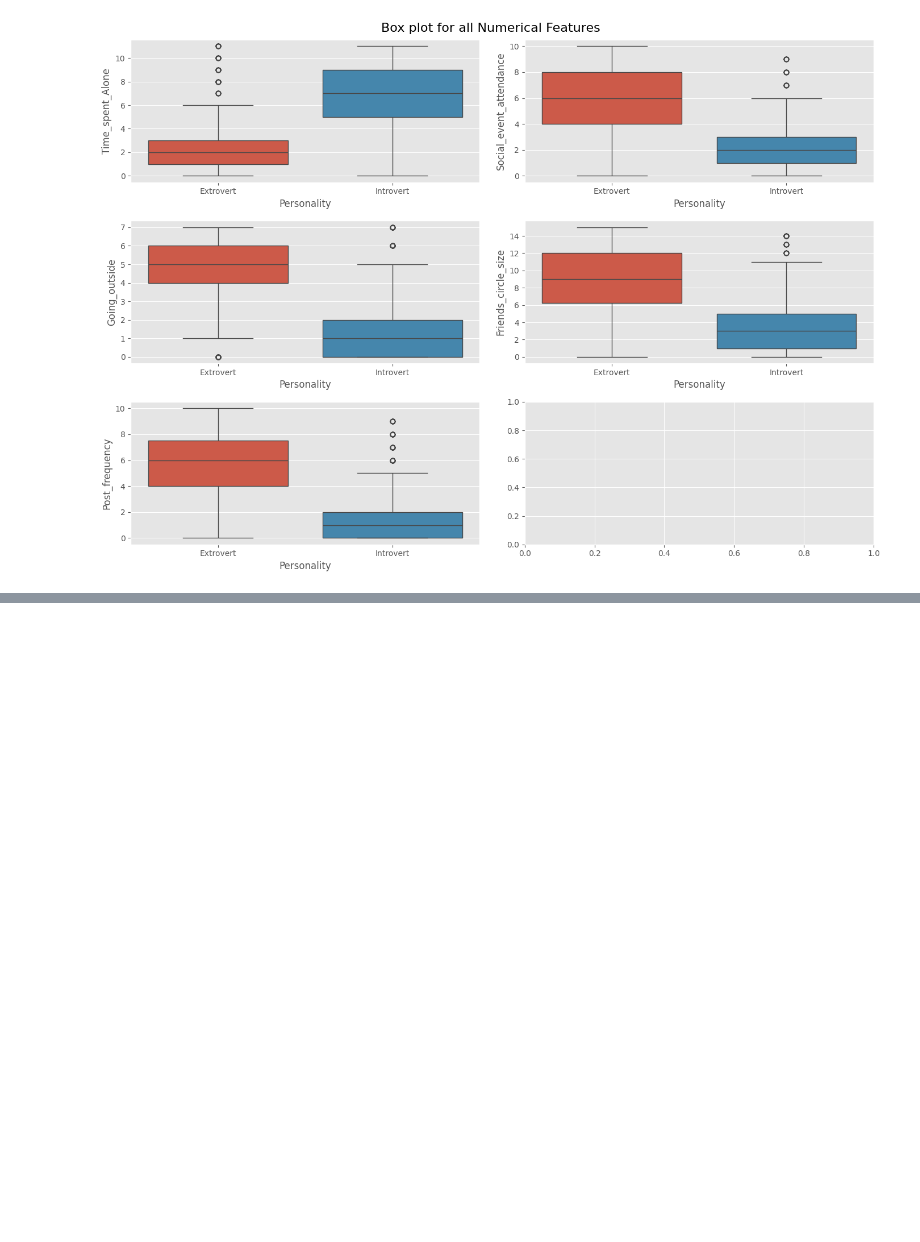
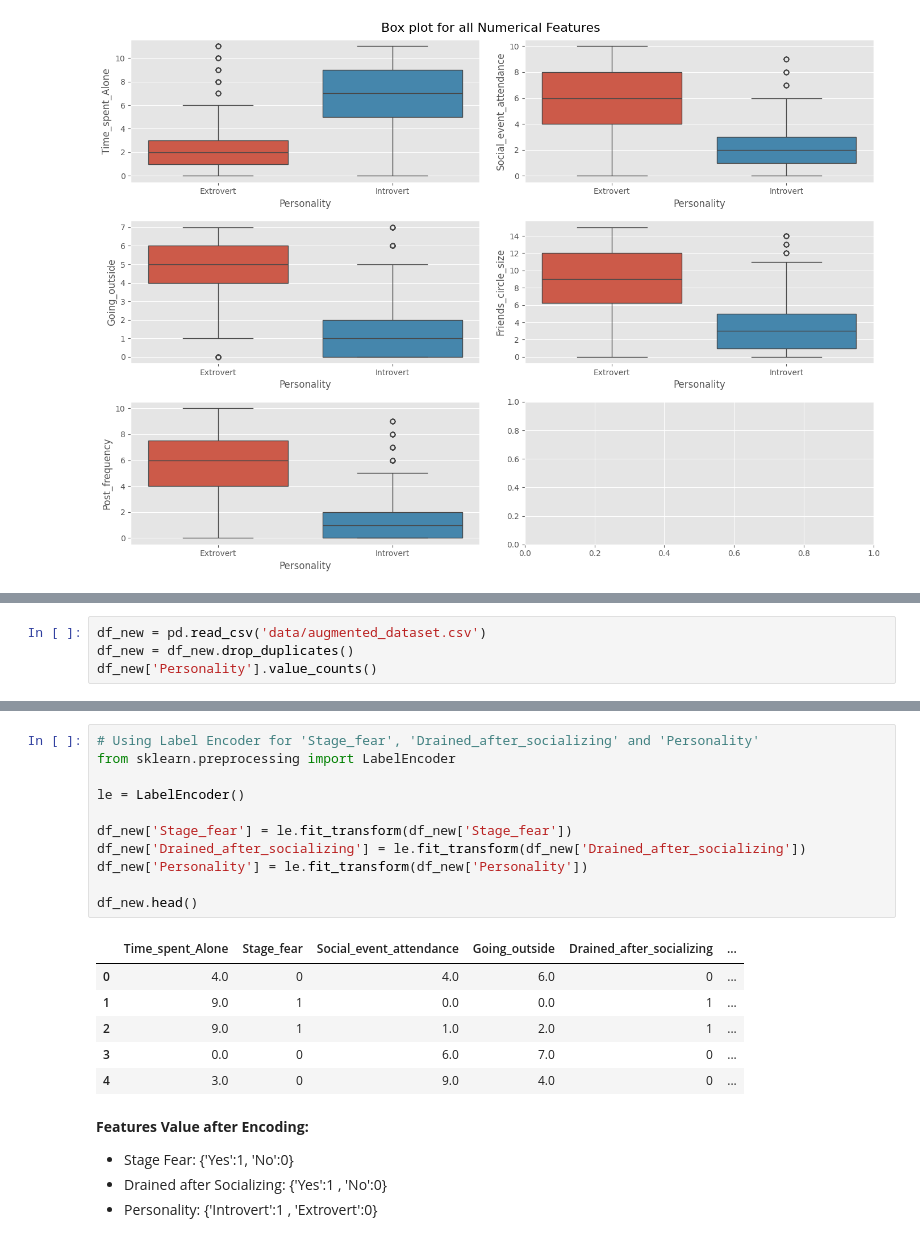
Before and after one commit to AnubhavYadavBCA25/Introvert-vs-Extrovert-Classification-Project, a Jupyter notebook: notebook/EDA.ipynb, the cells around one changed output, grey strips where cells are left out. Saved outputs shown, nothing was run; the diff lists cells and outputs as text; blank space fills up the shorter version.

```diff
--- a/notebook/EDA.ipynb
+++ b/notebook/EDA.ipynb
@@ -217,0 +289,4 @@ plt.tight_layout()
+# %%
+df_new = pd.read_csv('data/augmented_dataset.csv')
+df_new = df_new.drop_duplicates()
+df_new['Personality'].value_counts()
@@ -217,0 +342,23 @@ plt.tight_layout()
+# %%
+# Using Label Encoder for 'Stage_fear', 'Drained_after_socializing' and 'Personality'
+from sklearn.preprocessing import LabelEncoder
+
+le = LabelEncoder()
+
+df_new['Stage_fear'] = le.fit_transform(df_new['Stage_fear'])
+df_new['Drained_after_socializing'] = le.fit_transform(df_new['Drained_after_socializing'])
+df_new['Personality'] = le.fit_transform(df_new['Personality'])
+
+df_new.head()
+# %% [output]
+|  | Time_spent_Alone | Stage_fear | Social_event_attendance | Going_outside | Drained_after_socializing | ... |
+| 0 | 4.0 | 0 | 4.0 | 6.0 | 0 | ... |
+| 1 | 9.0 | 1 | 0.0 | 0.0 | 1 | ... |
+| 2 | 9.0 | 1 | 1.0 | 2.0 | 1 | ... |
+| 3 | 0.0 | 0 | 6.0 | 7.0 | 0 | ... |
+| 4 | 3.0 | 0 | 9.0 | 4.0 | 0 | ... |
+# %% [markdown]
+**Features Value after Encoding:**
+- Stage Fear: {'Yes':1, 'No':0}
+- Drained after Socializing: {'Yes':1 , 'No':0}
+- Personality: {'Introvert':1 , 'Extrovert':0}
```
Also changed, not shown: parts of 14 cells of this notebook, 5 other files.
